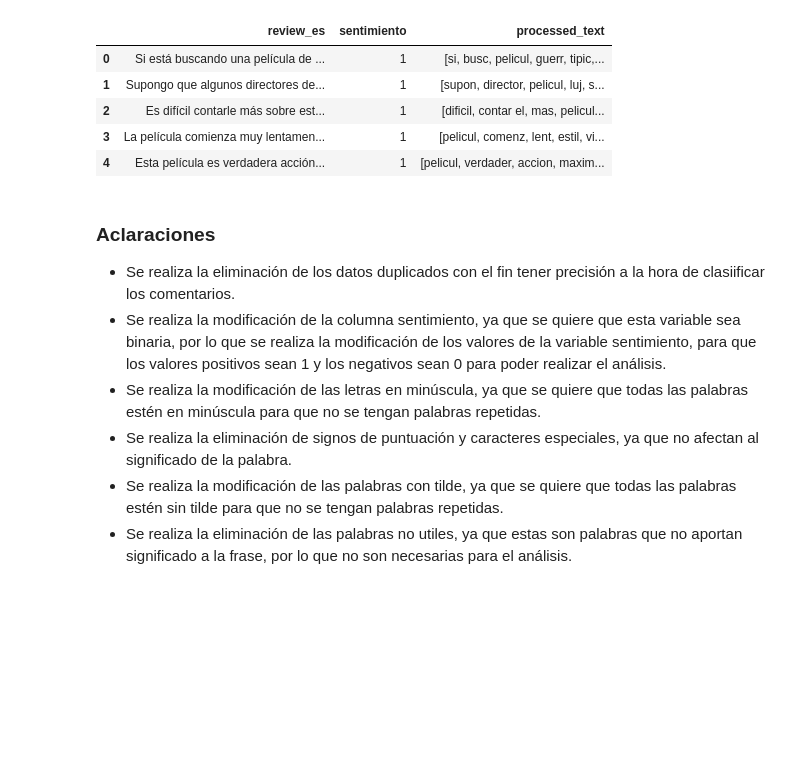
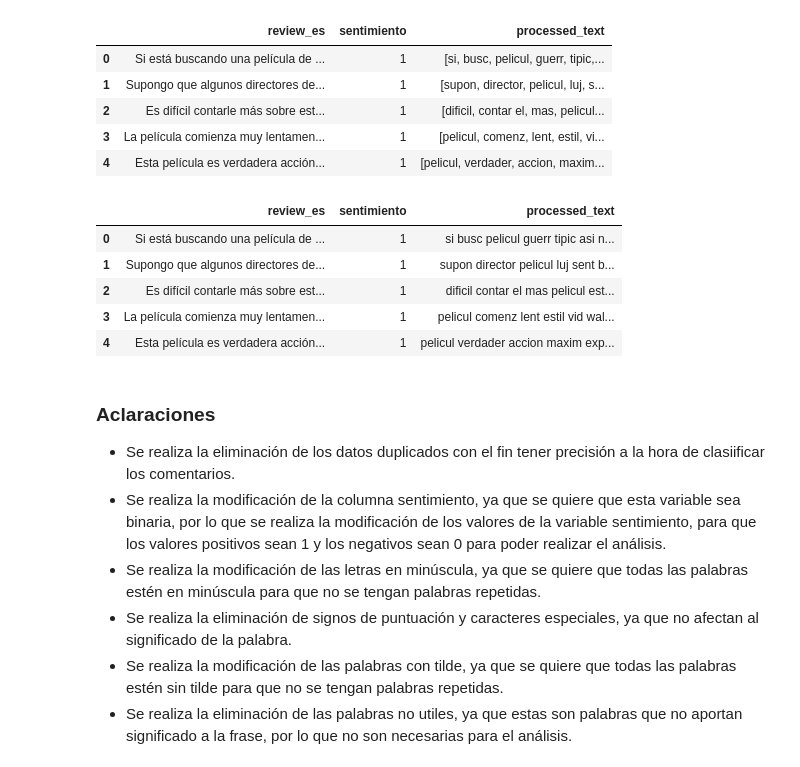
Before and after one commit to Zucaritas-BI/Proyecto-1, a Jupyter notebook: proy_desarrollo.ipynb, the cells around one changed output. Cells and saved outputs as stored; diff of their text form; code cells hidden in the pictures; blank space fills up the shorter version.

```diff
--- a/proy_desarrollo.ipynb
+++ b/proy_desarrollo.ipynb
@@ -407,6 +407,17 @@ df_movies_prep.head()
 | 2 | Es difícil contarle más sobre est... | 1 | [dificil, contar el, mas, pelicul... |
 | 3 | La película comienza muy lentamen... | 1 | [pelicul, comenz, lent, estil, vi... |
 | 4 | Esta película es verdadera acción... | 1 | [pelicul, verdader, accion, maxim... |
+# %%
+df_movies_prep['processed_text'] = [' '.join(map(str,l)) for l in df_movies_prep['processed_text']]
+
+df_movies_prep.head()
+# %% [output]
+|  | review_es | sentimiento | processed_text |
+| 0 | Si está buscando una película de ... | 1 | si busc pelicul guerr tipic asi n... |
+| 1 | Supongo que algunos directores de... | 1 | supon director pelicul luj sent b... |
+| 2 | Es difícil contarle más sobre est... | 1 | dificil contar el mas pelicul est... |
+| 3 | La película comienza muy lentamen... | 1 | pelicul comenz lent estil vid wal... |
+| 4 | Esta película es verdadera acción... | 1 | pelicul verdader accion maxim exp... |
 # %%
 # Exportar el dataset procesado
 df_movies_prep.to_csv('./datos/MovieReviewsProcesado.csv', index=True)
```
Also changed, not shown: 2 other files.
